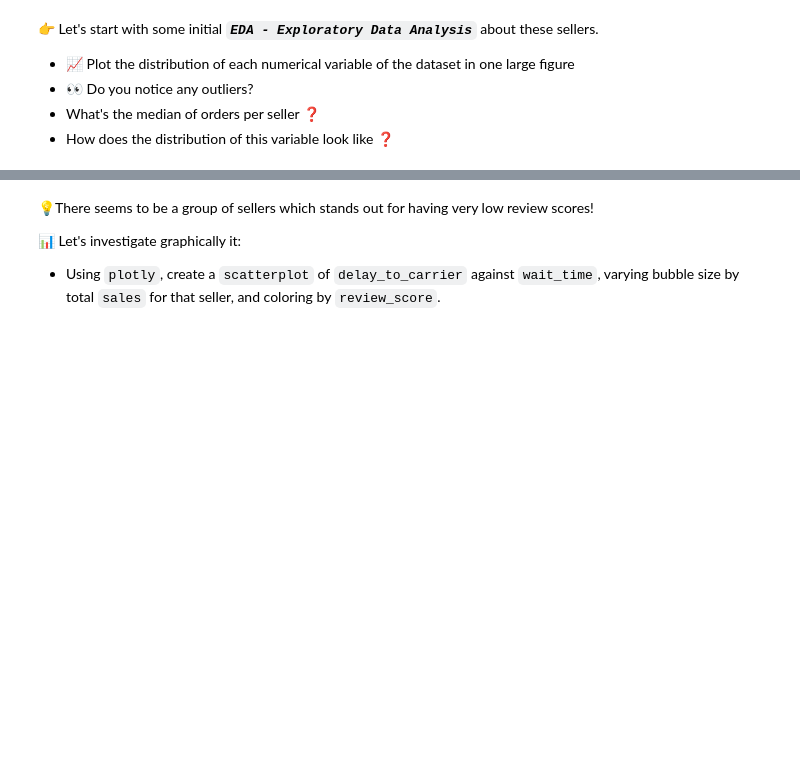
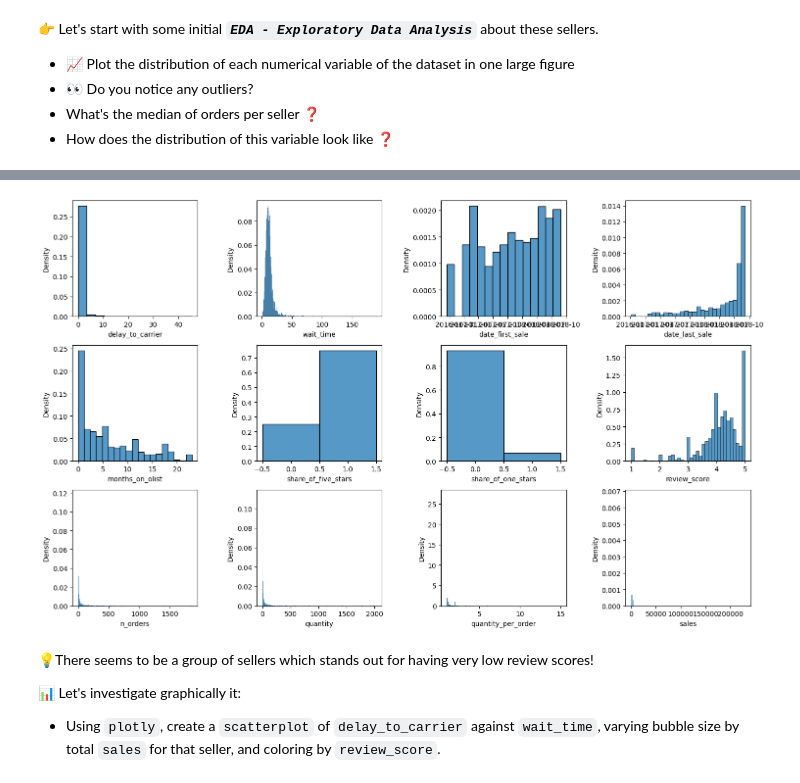
Before and after one commit to shahad-it/data-sellers, a Jupyter notebook: sellers.ipynb, the cells around one changed output, grey strips where cells are left out. Cells and saved outputs as stored; diff of their text form; code cells hidden in the pictures; blank space fills up the shorter version.

Commit message:
sellers.ipynd

```diff
--- a/sellers.ipynb
+++ b/sellers.ipynb
@@ -109,3 +201,20 @@ Did you use <code>Orders().get_training_data()</code>? That's a valid option, bu
+# %%
+import matplotlib.pyplot as plt
+import seaborn as sns
+import math
+
+cols = sellers.describe().columns
+n_cols = 4
+n_rows = math.ceil(len(cols) / n_cols)
+
+plt.figure(figsize=(15, n_rows*3))
+for i, col in enumerate(cols):
+    plt.subplot(n_rows, n_cols, i+1)
+    sns.histplot(sellers[col], kde=False, stat='density', discrete=col in ['share_of_one_stars','share_of_five_stars','sales'])
+plt.tight_layout()
+plt.show()
+# %% [output]
+[figure, added]
 # %% [markdown]
 💡There seems to be a group of sellers which stands out for having very low review scores!
 
```
Also changed, not shown: parts of 26 cells of this notebook, 1 other file.
